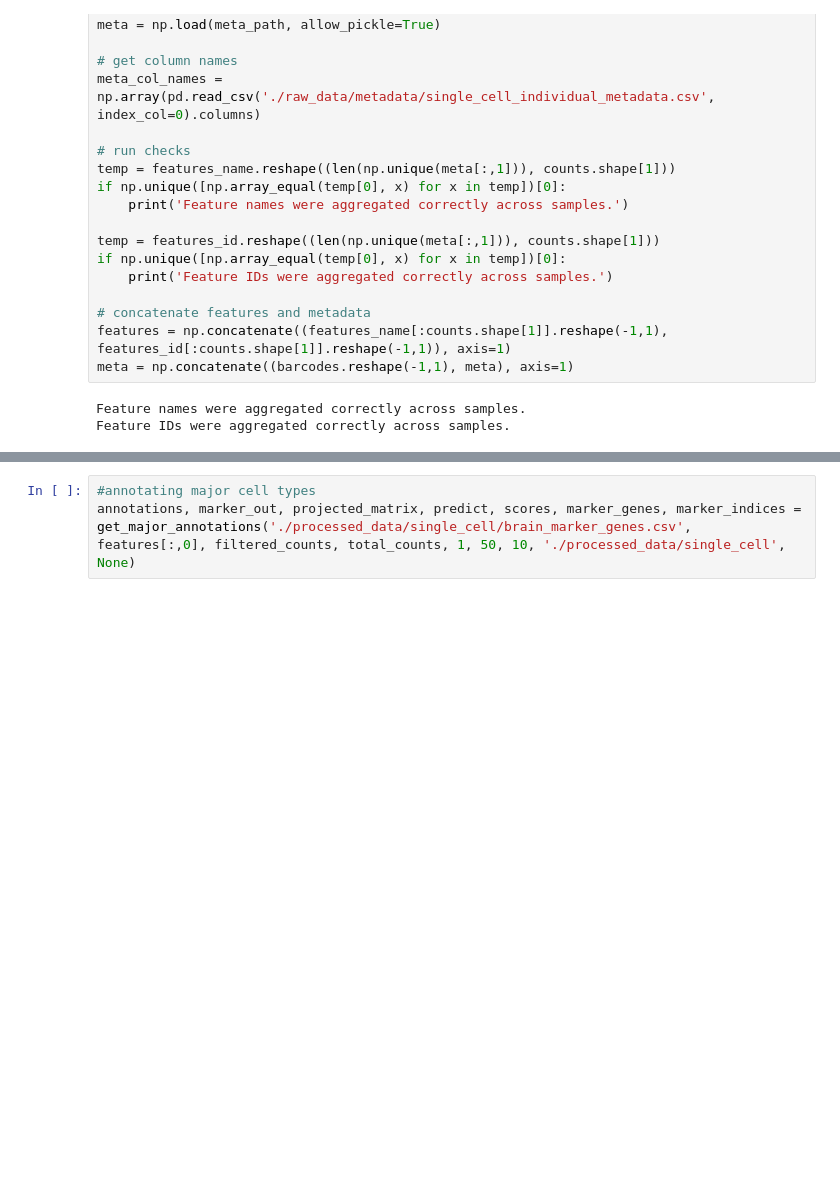
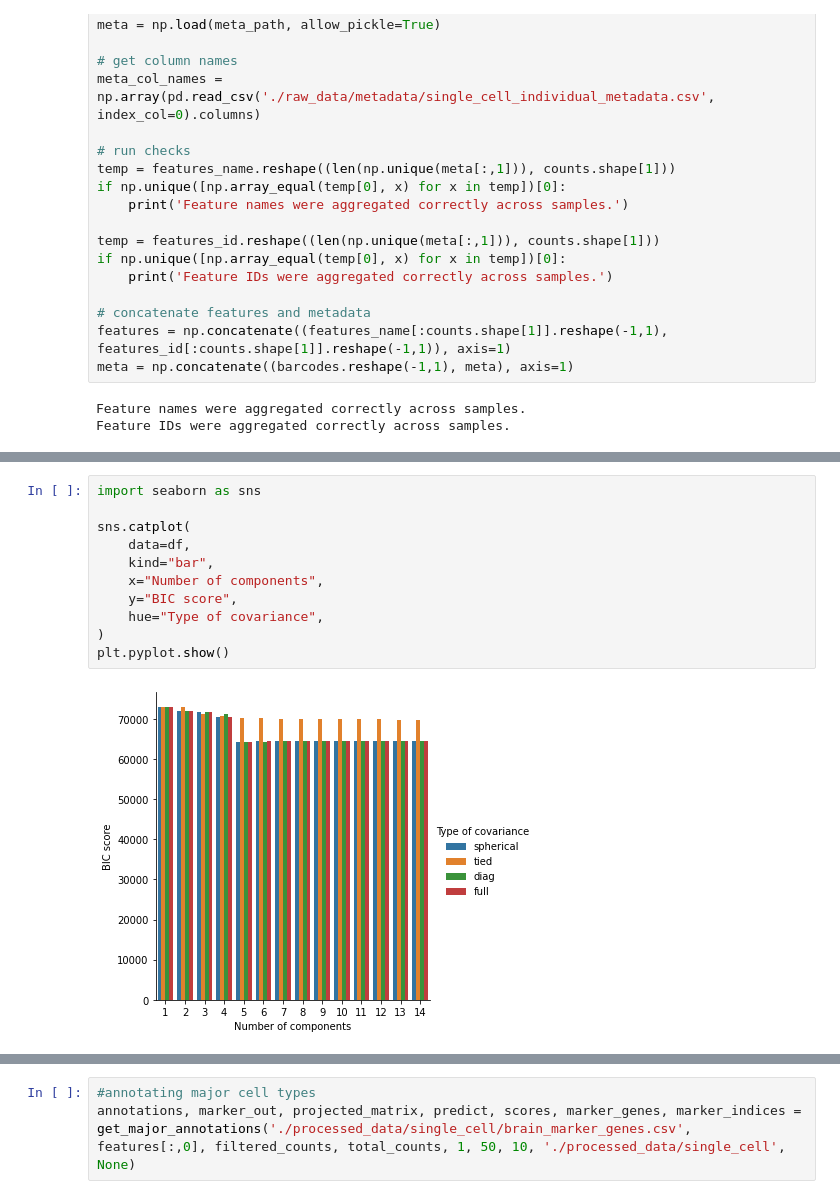
Before and after one commit to djunamay/ABCA7lof2, a Jupyter notebook: 05-single_cell_qc_anno.ipynb, the cells around one changed output, grey strips where cells are left out. Drawn from its saved outputs; the diff is of its cells as text; blank space fills up the shorter version.

```diff
--- a/05-single_cell_qc_anno.ipynb
+++ b/05-single_cell_qc_anno.ipynb
@@ -83,0 +148,13 @@ counts per label = [124282  26153]
+# %%
+import seaborn as sns
+
+sns.catplot(
+    data=df,
+    kind="bar",
+    x="Number of components",
+    y="BIC score",
+    hue="Type of covariance",
+)
+plt.pyplot.show()
+# %% [output]
+[figure, added]
```
Also changed, not shown: parts of 35 cells of this notebook, 1 other file.
